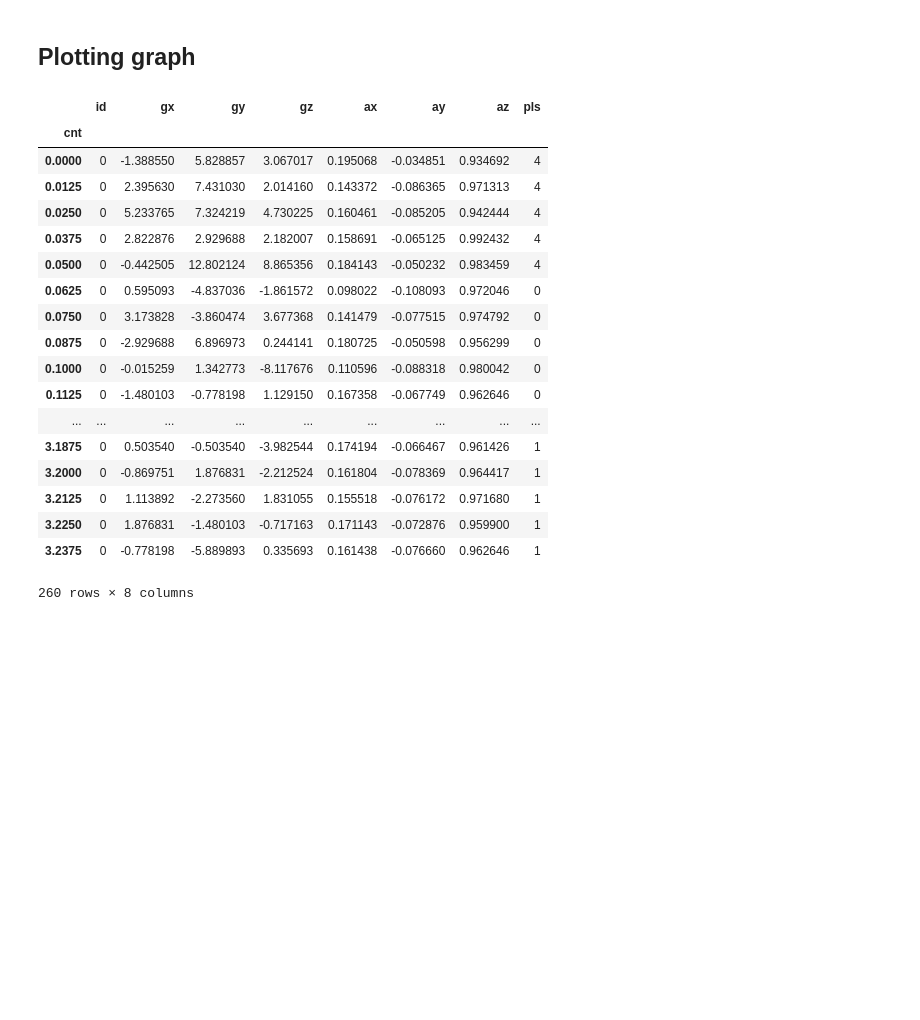
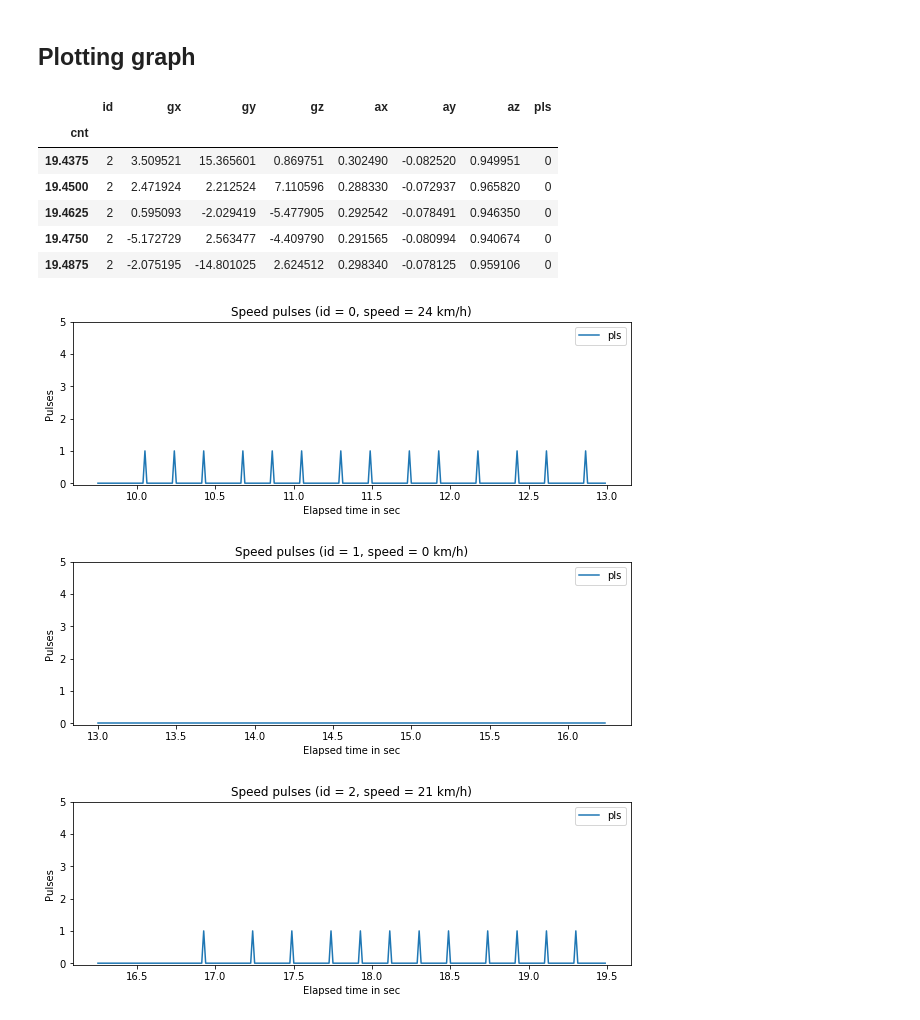
Before and after one commit to araobp/pic-mcu, a Jupyter notebook: jupyter/motion analyzer.ipynb, the cells around one changed output. Cells and saved outputs as stored; diff of their text form; code cells hidden in the pictures; blank space fills up the shorter version.

```diff
--- a/jupyter/motion analyzer.ipynb
+++ b/jupyter/motion analyzer.ipynb
@@ -37,36 +47,35 @@ ser.close()
 # %%
 df = pd.read_csv(RAW_DATA_FILE, dtype=np.int16)
 
 gres = lambda v: v * GYRO_RESOLUTION
 ares = lambda v: v * ACCEL_RESOLUTION
 to_time = lambda v: v / SAMPLING_RATE
 df[['gx', 'gy', 'gz']] = df[['gx', 'gy', 'gz']].apply(gres)
 df[['ax', 'ay', 'az']] = df[['ax', 'ay', 'az']].apply(ares)
 df[['cnt']] = df[['cnt']].apply(to_time)
 df.set_index('cnt', drop=True, inplace=True)
-measurements = df.tail(1).iloc[0,0]
-df.head(1000)
-#df[['pls']].plot()
+measurements = df.tail(1).iloc[0,0] + 1
+df.tail()
 # %% [output]
 |  | id | gx | gy | gz | ax | ay | az | pls |
 | cnt |  |  |  |  |  |  |  |  |
-| 0.0000 | 0 | -1.388550 | 5.828857 | 3.067017 | 0.195068 | -0.034851 | 0.934692 | 4 |
-| 0.0125 | 0 | 2.395630 | 7.431030 | 2.014160 | 0.143372 | -0.086365 | 0.971313 | 4 |
-| 0.0250 | 0 | 5.233765 | 7.324219 | 4.730225 | 0.160461 | -0.085205 | 0.942444 | 4 |
-| 0.0375 | 0 | 2.822876 | 2.929688 | 2.182007 | 0.158691 | -0.065125 | 0.992432 | 4 |
-| 0.0500 | 0 | -0.442505 | 12.802124 | 8.865356 | 0.184143 | -0.050232 | 0.983459 | 4 |
-| 0.0625 | 0 | 0.595093 | -4.837036 | -1.861572 | 0.098022 | -0.108093 | 0.972046 | 0 |
-| 0.0750 | 0 | 3.173828 | -3.860474 | 3.677368 | 0.141479 | -0.077515 | 0.974792 | 0 |
-| 0.0875 | 0 | -2.929688 | 6.896973 | 0.244141 | 0.180725 | -0.050598 | 0.956299 | 0 |
-| 0.1000 | 0 | -0.015259 | 1.342773 | -8.117676 | 0.110596 | -0.088318 | 0.980042 | 0 |
-| 0.1125 | 0 | -1.480103 | -0.778198 | 1.129150 | 0.167358 | -0.067749 | 0.962646 | 0 |
-| ... | ... | ... | ... | ... | ... | ... | ... | ... |
-| 3.1875 | 0 | 0.503540 | -0.503540 | -3.982544 | 0.174194 | -0.066467 | 0.961426 | 1 |
-| 3.2000 | 0 | -0.869751 | 1.876831 | -2.212524 | 0.161804 | -0.078369 | 0.964417 | 1 |
-| 3.2125 | 0 | 1.113892 | -2.273560 | 1.831055 | 0.155518 | -0.076172 | 0.971680 | 1 |
-| 3.2250 | 0 | 1.876831 | -1.480103 | -0.717163 | 0.171143 | -0.072876 | 0.959900 | 1 |
-| 3.2375 | 0 | -0.778198 | -5.889893 | 0.335693 | 0.161438 | -0.076660 | 0.962646 | 1 |
+| 19.4375 | 2 | 3.509521 | 15.365601 | 0.869751 | 0.302490 | -0.082520 | 0.949951 | 0 |
+| 19.4500 | 2 | 2.471924 | 2.212524 | 7.110596 | 0.288330 | -0.072937 | 0.965820 | 0 |
+| 19.4625 | 2 | 0.595093 | -2.029419 | -5.477905 | 0.292542 | -0.078491 | 0.946350 | 0 |
+| 19.4750 | 2 | -5.172729 | 2.563477 | -4.409790 | 0.291565 | -0.080994 | 0.940674 | 0 |
+| 19.4875 | 2 | -2.075195 | -14.801025 | 2.624512 | 0.298340 | -0.078125 | 0.959106 | 0 |
-260 rows × 8 columns
+# %%
+for i in range(measurements):
+    df2 = df[df['id']==i]
+    ax = df2[['pls']].plot(yticks=[0,1,2,3,4,5])
+    pulses = df2['pls'].sum()
+    ax.set_xlabel('Elapsed time in sec')
+    ax.set_ylabel('Pulses')
+    ax.set_title('Speed pulses (id = {}, speed = {} km/h)'.format(i, pulses2speed(pulses)))
+# %% [output]
+[figure, added]
+[figure, added]
+[figure, added]
 # %%
 for i in range(measurements):
     df2 = df[df['id']==i]
```
Also changed, not shown: parts of 3 cells of this notebook, 2 other files.
